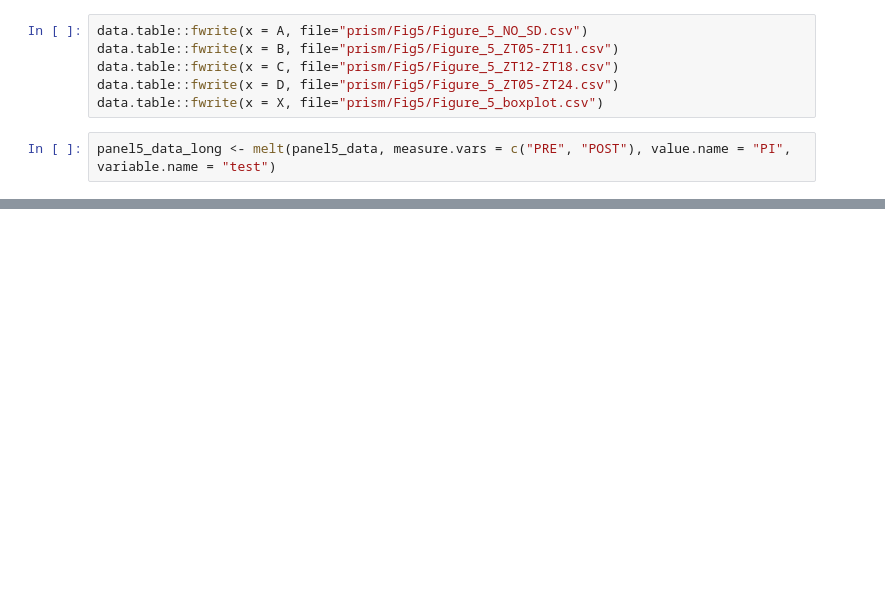
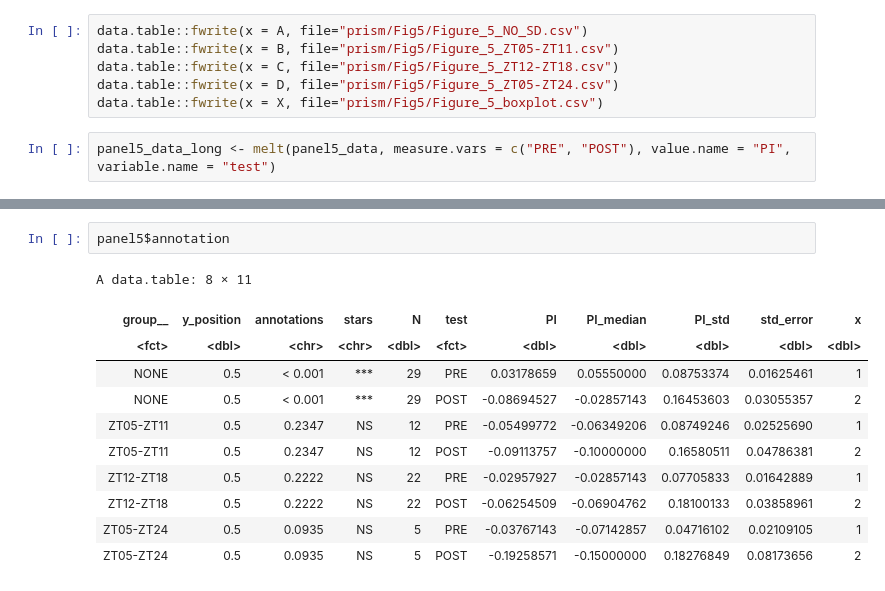
Before and after one commit to shaliulab/idoc-paper, a Jupyter notebook: 6_panel5.ipynb, the cells around one changed output, grey strips where cells are left out. Cells and saved outputs as stored; diff of their text form; blank space fills up the shorter version.

```diff
--- a/6_panel5.ipynb
+++ b/6_panel5.ipynb
@@ -119,3 +101,17 @@ Warning message in plot_theme(plot):
+# %%
+panel5$annotation
+# %% [output]
+A data.table: 8 × 11
+| group__ | y_position | annotations | stars | N | test | PI | PI_median | PI_std | std_error | x |
+| <fct> | <dbl> | <chr> | <chr> | <dbl> | <fct> | <dbl> | <dbl> | <dbl> | <dbl> | <dbl> |
+| NONE | 0.5 | < 0.001 | *** | 29 | PRE | 0.03178659 | 0.05550000 | 0.08753374 | 0.01625461 | 1 |
+| NONE | 0.5 | < 0.001 | *** | 29 | POST | -0.08694527 | -0.02857143 | 0.16453603 | 0.03055357 | 2 |
+| ZT05-ZT11 | 0.5 | 0.2347 | NS | 12 | PRE | -0.05499772 | -0.06349206 | 0.08749246 | 0.02525690 | 1 |
+| ZT05-ZT11 | 0.5 | 0.2347 | NS | 12 | POST | -0.09113757 | -0.10000000 | 0.16580511 | 0.04786381 | 2 |
+| ZT12-ZT18 | 0.5 | 0.2222 | NS | 22 | PRE | -0.02957927 | -0.02857143 | 0.07705833 | 0.01642889 | 1 |
+| ZT12-ZT18 | 0.5 | 0.2222 | NS | 22 | POST | -0.06254509 | -0.06904762 | 0.18100133 | 0.03858961 | 2 |
+| ZT05-ZT24 | 0.5 | 0.0935 | NS | 5 | PRE | -0.03767143 | -0.07142857 | 0.04716102 | 0.02109105 | 1 |
+| ZT05-ZT24 | 0.5 | 0.0935 | NS | 5 | POST | -0.19258571 | -0.15000000 | 0.18276849 | 0.08173656 | 2 |
 # %%
 size_unit=1.5
 ratio=7
```
Also changed, not shown: parts of 9 cells of this notebook, 11 other files.
